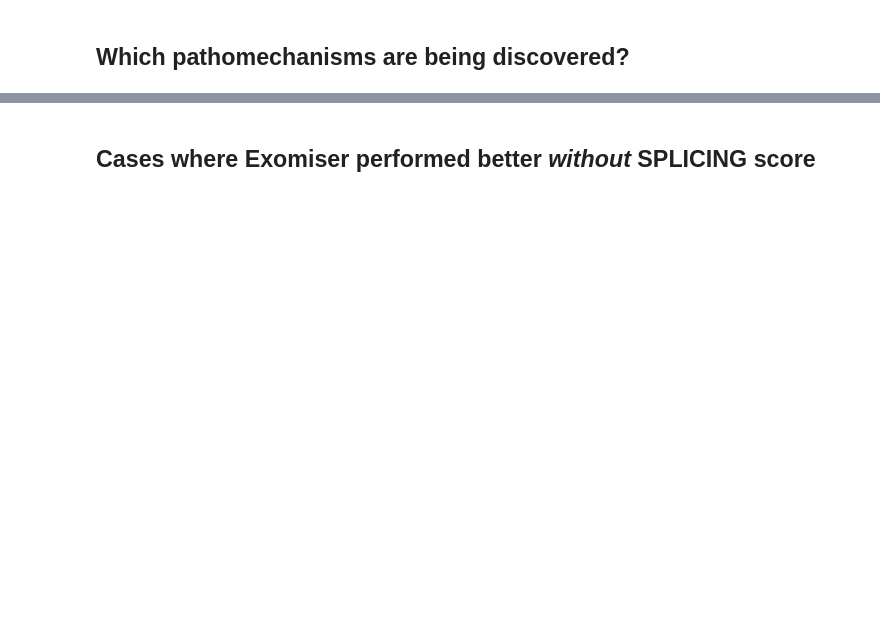
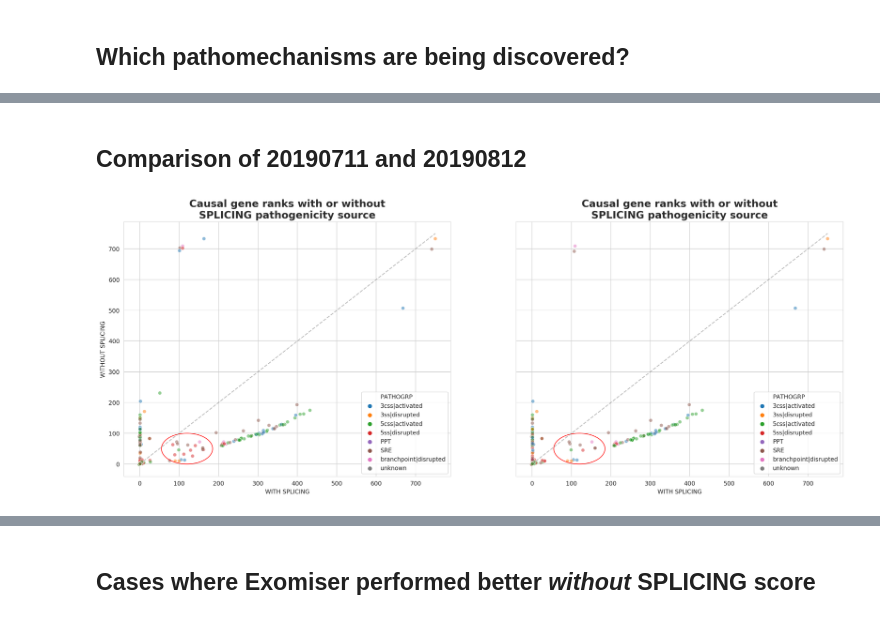
Before and after one commit to monarch-initiative/ExomiserSimulations, a Jupyter notebook: 3S Exomiser performance evaluation.ipynb, the cells around one changed output, grey strips where cells are left out. Drawn from its saved outputs; the diff is of its cells as text; code cells hidden in the pictures; blank space fills up the shorter version.

```diff
--- a/3S Exomiser performance evaluation.ipynb
+++ b/3S Exomiser performance evaluation.ipynb
@@ -59,0 +109,15 @@ plot_multicolor(df20190711.WITH_SPLICING, df20190711.WITHOUT_SPLICING, df2019071
+# %% [markdown]
+## Comparison of 20190711 and 20190812
+# %%
+fig, ax = plt.subplots(1, 2, figsize=(22, 8), dpi=200, sharey=True)
+plot_multicolor(df20190711.WITH_SPLICING, df20190711.WITHOUT_SPLICING, df20190711.PATHOGRP, ho, ax=ax[0])
+plot_multicolor(df20190812.WITH_SPLICING, df20190812.WITHOUT_SPLICING, df20190812.PATHOGRP, ho, ax=ax[1])
+
+e20190711 = Ellipse((120, 50), width=130, height=100, facecolor='none', edgecolor="red")
+ax[0].add_patch(e20190711);
+
+# the same ellipse but for different plot
+e20190812 = Ellipse((120, 50), width=130, height=100, facecolor='none', edgecolor="red")
+ax[1].add_patch(e20190812);
+# %% [output]
+[figure, added]
```
Also changed, not shown: parts of 25 cells of this notebook.
